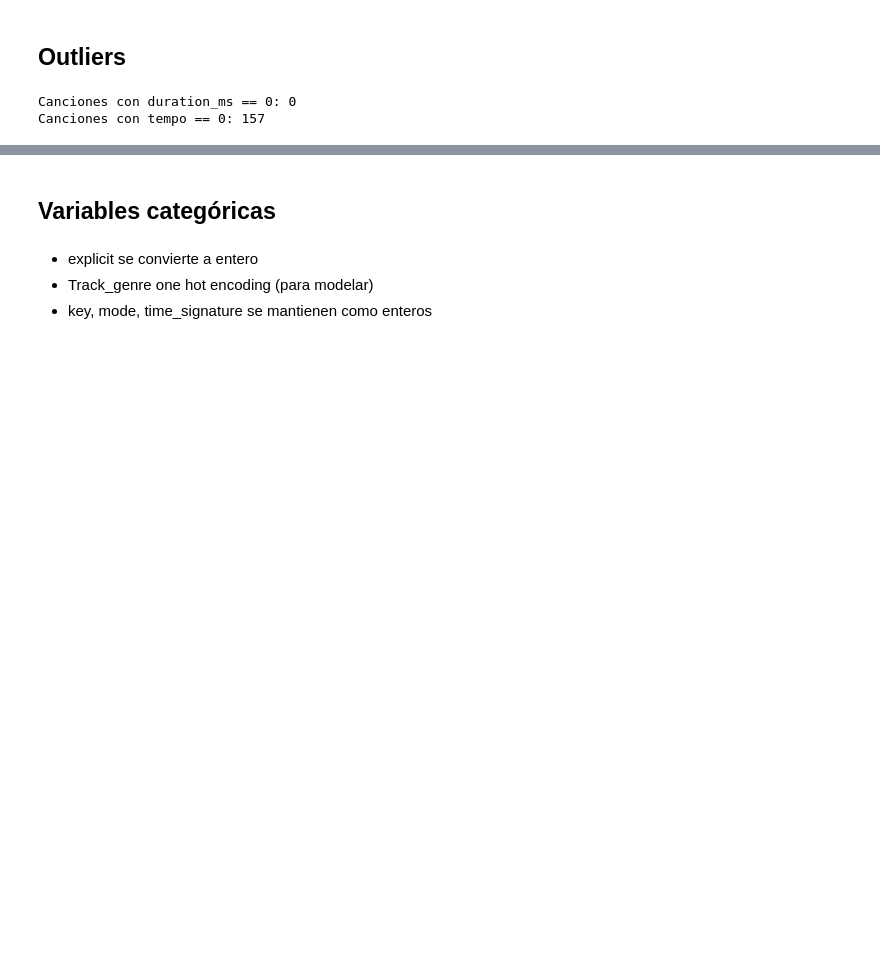
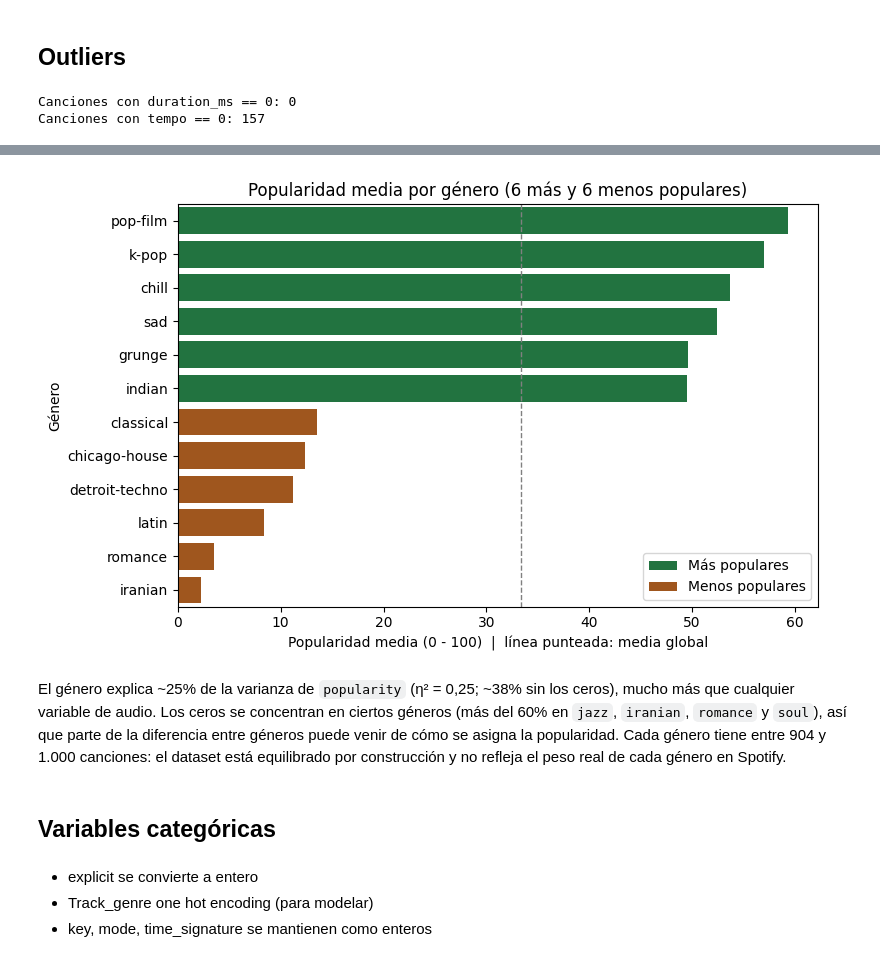
Before and after one commit to Martinedu21/ProyectoSpotifyML, a Jupyter notebook: notebooks/Spotify_Notebook.ipynb, the cells around one changed output, grey strips where cells are left out. Cells and saved outputs as stored; diff of their text form; code cells hidden in the pictures; blank space fills up the shorter version.

```diff
--- a/notebooks/Spotify_Notebook.ipynb
+++ b/notebooks/Spotify_Notebook.ipynb
@@ -106,0 +137,24 @@ print("Anomalias exportadas:", anomalias.shape)
+# %%
+por_genero = (df.groupby("track_genre")["popularity"]
+                .agg(media="mean", mediana="median", n="count",
+                     pct_ceros=lambda s: (s == 0).mean() * 100)
+                .sort_values("media", ascending=False))
+
+print(f"Géneros: {len(por_genero)} | canciones por género: mín {por_genero['n'].min()}, máx {por_genero['n'].max()}")
+print("\n6 géneros más populares:")
+print(por_genero.head(6).round(1).to_string())
+print("\n6 géneros menos populares:")
+print(por_genero.tail(6).round(1).to_string())
+print("\nGéneros con mayor % de popularity = 0:")
+print(por_genero.sort_values("pct_ceros", ascending=False).head(6)[["media", "pct_ceros"]].round(1).to_string())
+
+def eta_cuadrado(datos):
+    # proporción de la varianza de popularity explicada solo por el género
+    media = datos["popularity"].mean()
+    ss_entre = sum(len(g) * (g["popularity"].mean() - media) ** 2
+                   for _, g in datos.groupby("track_genre"))
+    ss_total = ((datos["popularity"] - media) ** 2).sum()
+    return ss_entre / ss_total
+
+print(f"\nη² género -> popularity: {eta_cuadrado(df):.3f}")
+print(f"η² excluyendo popularity = 0: {eta_cuadrado(df[df['popularity'] > 0]):.3f}")
@@ -107,3 +179,22 @@ print("Anomalias exportadas:", anomalias.shape)
+# %%
+seleccion = pd.concat([por_genero.head(6).assign(grupo="Más populares"),
+                       por_genero.tail(6).assign(grupo="Menos populares")]).reset_index()
+
+plt.figure(figsize=(8, 5))
+sns.barplot(data=seleccion, x="media", y="track_genre", hue="grupo", dodge=False,
+            palette={"Más populares": "#15803D", "Menos populares": "#B45309"})
+plt.axvline(df["popularity"].mean(), color="gray", linestyle="--", linewidth=1)
+plt.title("Popularidad media por género (6 más y 6 menos populares)")
+plt.xlabel("Popularidad media (0 - 100)  |  línea punteada: media global")
+plt.ylabel("Género")
+plt.legend(title=None)
+plt.tight_layout()
+plt.savefig('../images/popularidad_por_genero.png')
+plt.show()
+# %% [output]
+[figure, added]
+# %% [markdown]
+El género explica ~25% de la varianza de `popularity` (η² = 0,25; ~38% sin los ceros), mucho más que cualquier variable de audio. Los ceros se concentran en ciertos géneros (más del 60% en `jazz`, `iranian`, `romance` y `soul`), así que parte de la diferencia entre géneros puede venir de cómo se asigna la popularidad. Cada género tiene entre 904 y 1.000 canciones: el dataset está equilibrado por construcción y no refleja el peso real de cada género en Spotify.
 # %% [markdown]
 ## Variables categóricas
 # %% [markdown]
```
Also changed, not shown: parts of 21 cells of this notebook, 1 other file.
